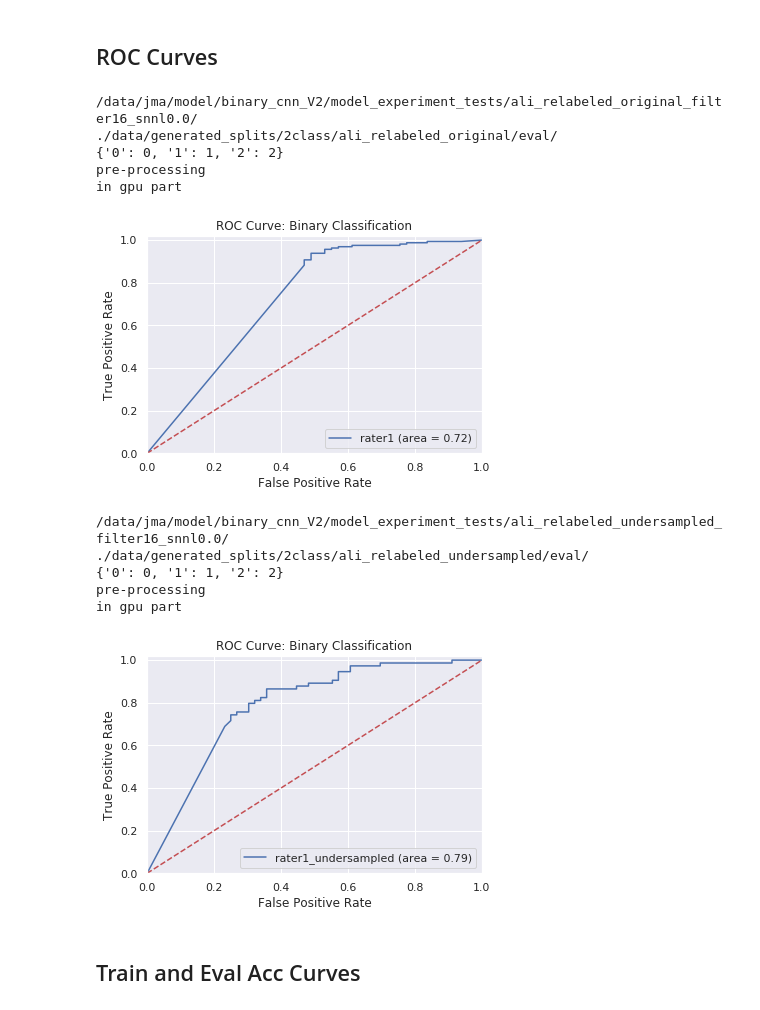
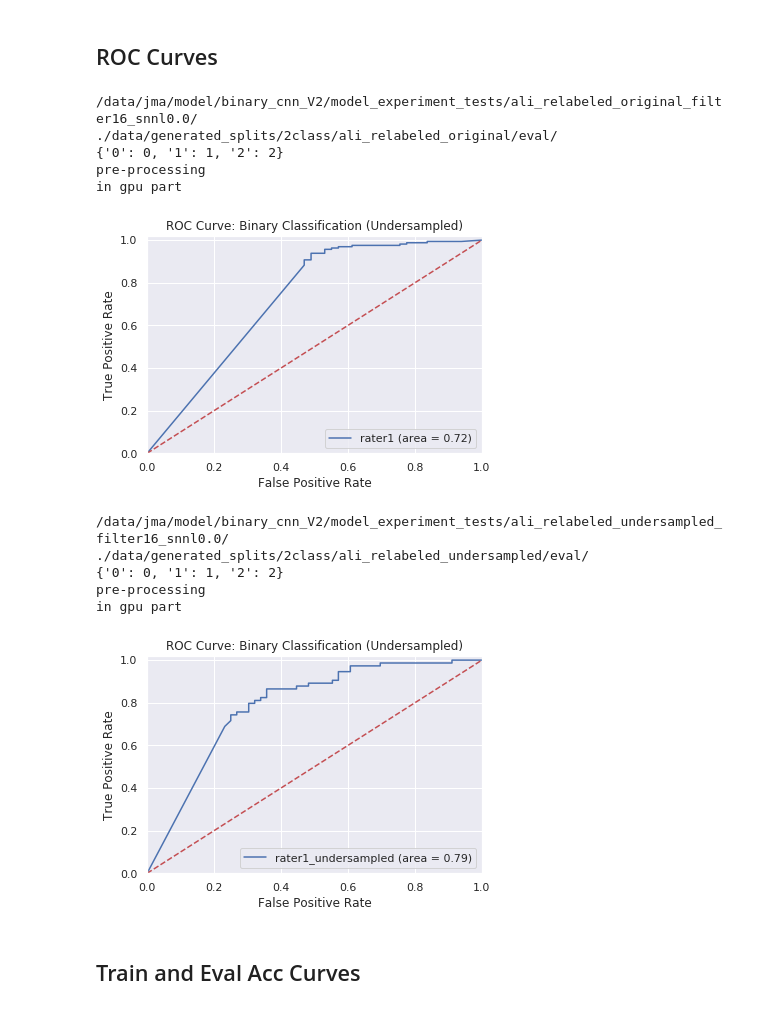
Before and after one commit to 18jeffreyma/motion-artifact, a Jupyter notebook: network_convnet_binary.ipynb, the cells around one changed output. Cells and saved outputs as stored; diff of their text form; code cells hidden in the pictures.

```diff
--- a/network_convnet_binary.ipynb
+++ b/network_convnet_binary.ipynb
@@ -800,7 +800,9 @@ for dt_set, set_label in zip(sets, set_labels):
                 #plt.figure(figsize = (10,7))
 
                 sns.set(font_scale=1)#for label size
-                plt.suptitle(set_label + "_filter" + str(filter_size) + "_snnl" + str(snnl_weight) + " (acc: " + str('%.3f'%(accuracy)) + ")")
+                plt.suptitle("ConvNet, Binarized Dataset" " (acc: " + str('%.3f'%(accuracy)) + ")")
+
+#                 plt.suptitle(set_label + "_filter" + str(filter_size) + "_snnl" + str(snnl_weight) + " (acc: " + str('%.3f'%(accuracy)) + ")")
                 ax = sns.heatmap(df_cm, annot=True,annot_kws={"size": 16}, vmin=0, vmax=1.0)# font size
                 ax.set(xlabel='predicted', ylabel='true')
                 plt.show()
@@ -996,41 +998,41 @@ for dt_set, set_label in zip(sets, set_labels):
 
 
                 original_labels = path_to_label(eval_paths, eval_root)
                 predictions = list(values)
 
                 predicted_labels = [elem['class_ids'][0] for elem in predictions]
 
                 predicted_probabilities = [elem["probabilities"][1] for elem in predictions]
 
 
 
                 fpr, tpr, thresholds = sklearn.metrics.roc_curve(original_labels, predicted_probabilities)
 
                 auc = sklearn.metrics.roc_auc_score(original_labels, predicted_probabilities)
 
 
                 plt.plot(fpr, tpr, label= set_label + ' (area = %0.2f)' % auc)
                 plt.plot([0, 1], [0, 1], 'r--')
                 plt.xlim([0.0, 1.0])
                 plt.ylim([0.0, 1.02])
                 plt.xlabel('False Positive Rate')
                 plt.ylabel('True Positive Rate')
-                plt.title('ROC Curve: Binary Classification')
+                plt.title('ROC Curve: Binary Classification (Undersampled)')
                 plt.legend(loc="lower right")
                 plt.show()
 # %% [output]
 /data/jma/model/binary_cnn_V2/model_experiment_tests/ali_relabeled_original_filter16_snnl0.0/
 ./data/generated_splits/2class/ali_relabeled_original/eval/
 {'0': 0, '1': 1, '2': 2}
 pre-processing
 in gpu part
-[figure, old version]
+[figure, new version]
 /data/jma/model/binary_cnn_V2/model_experiment_tests/ali_relabeled_undersampled_filter16_snnl0.0/
 ./data/generated_splits/2class/ali_relabeled_undersampled/eval/
 {'0': 0, '1': 1, '2': 2}
 pre-processing
 in gpu part
-[figure, old version]
+[figure, new version]
 # %% [markdown]
 ## Train and Eval Acc Curves
 # %%
```
Also changed, not shown: parts of 1 cell of this notebook, 2 other files.
